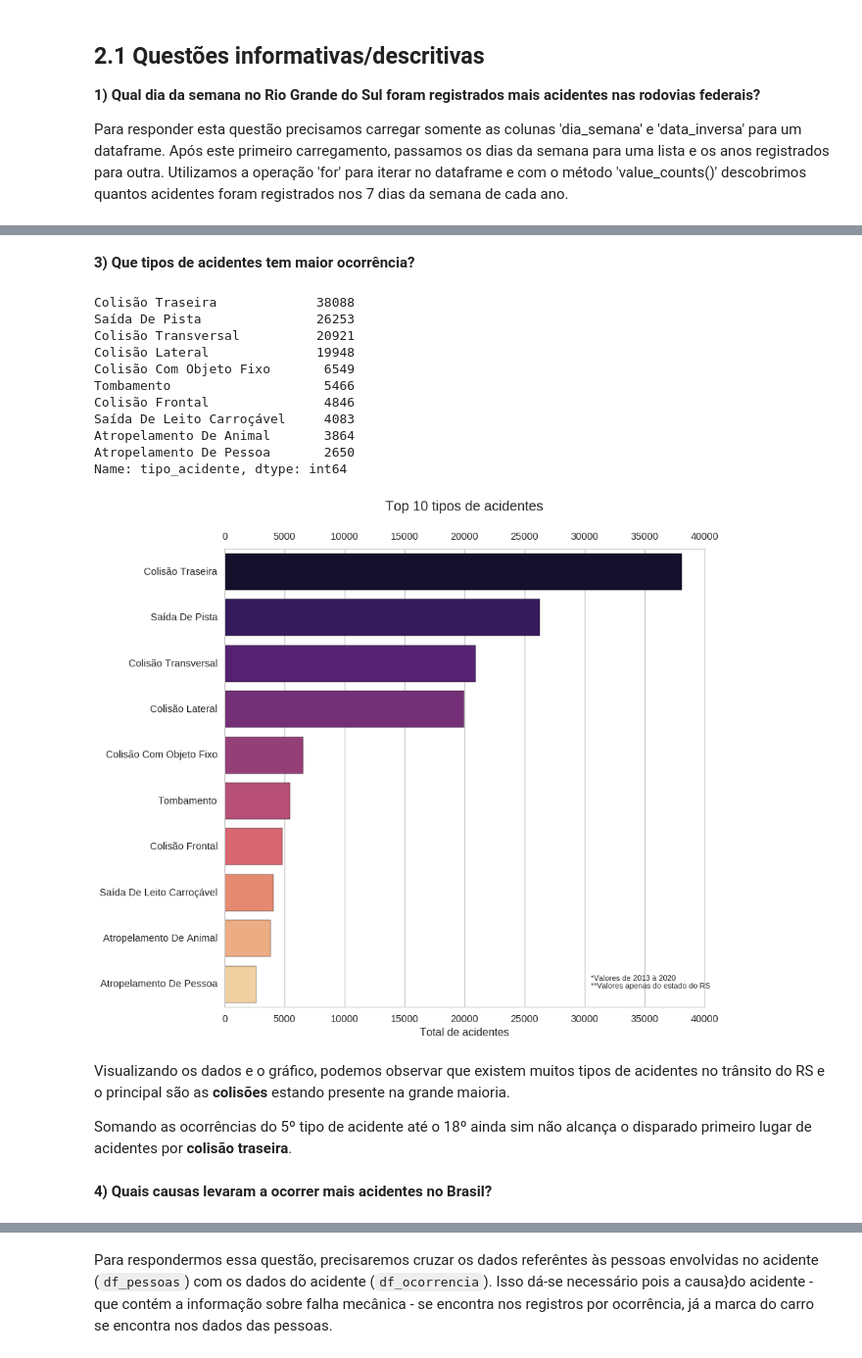
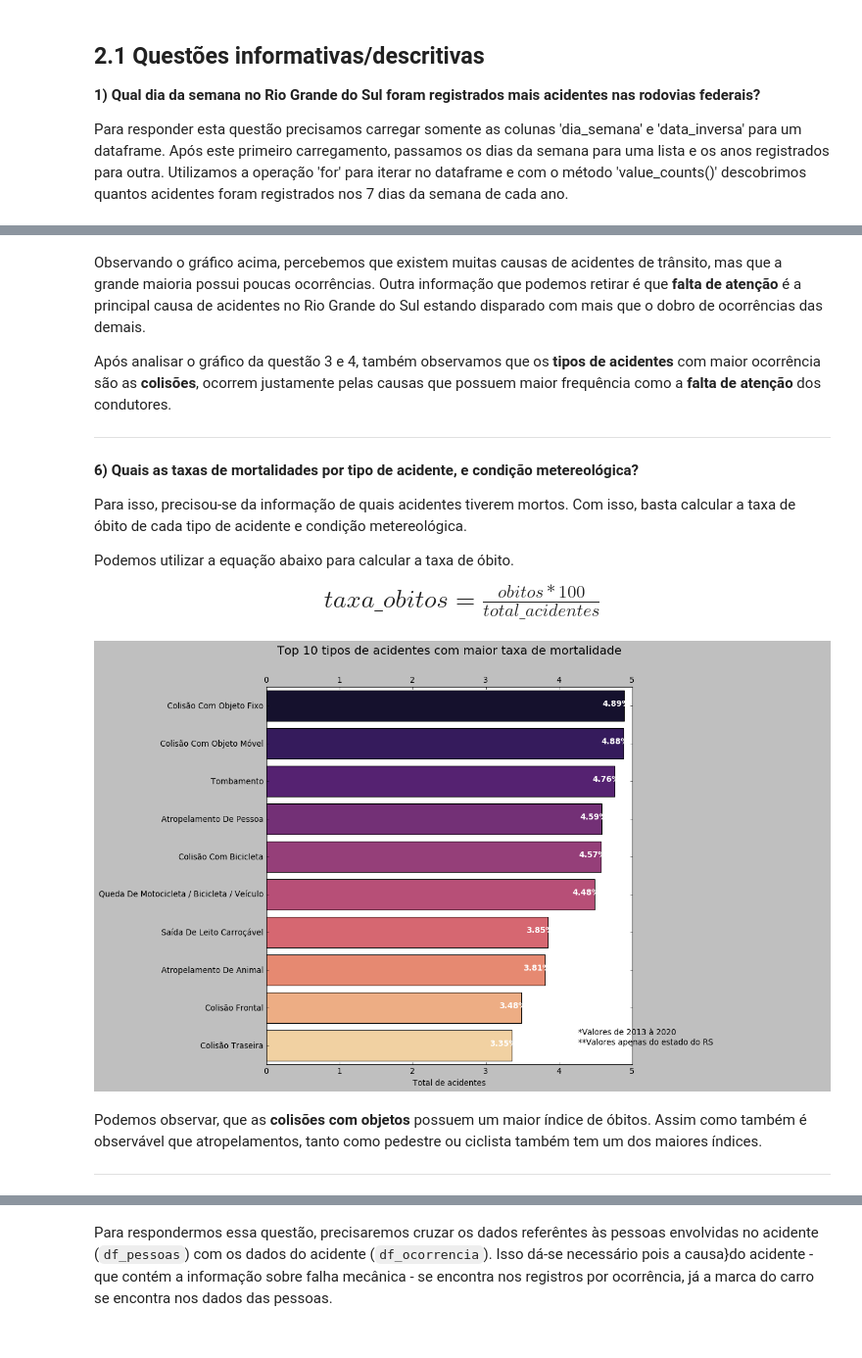
Before and after one commit to XQDLteam/brazil_highway_accidents, a Jupyter notebook: acidentes_br.ipynb, the cells around one changed output, grey strips where cells are left out. Shown at 98% size. Drawn from its saved outputs; the diff is of its cells as text; code cells hidden in the pictures.

```diff
--- a/acidentes_br.ipynb
+++ b/acidentes_br.ipynb
@@ -341,2 +400,17 @@ ax.annotate('*Dados de 2013 à 2020\n**Valores apenas do estado do RS', xy=(720,
-# %% [markdown]
-**3) Que tipos de acidentes tem maior ocorrência?**
+# %% [markdown]
+Observando o gráfico acima, percebemos que existem muitas causas de acidentes de trânsito, mas que a grande maioria possui poucas ocorrências. Outra informação que podemos retirar é que **falta de atenção** é a principal causa de acidentes no Rio Grande do Sul estando disparado com mais que o dobro de ocorrências das demais.
+
+Após analisar o gráfico da questão 3 e 4, também observamos que os **tipos de acidentes** com maior ocorrência são as **colisões**, ocorrem justamente pelas causas que possuem maior frequência como a **falta de atenção** dos condutores.
+
+---
+# %% [markdown]
+**6) Quais as taxas de mortalidades por tipo de acidente, e condição metereológica?**
+
+
+Para isso, precisou-se da informação de quais acidentes tiverem mortos. Com isso, basta calcular a taxa de óbito de cada tipo de acidente e condição metereológica.
+
+Podemos utilizar a equação abaixo para calcular a taxa de óbito.
+
+<p style="text-align: center;">
+    <font size="5">  $taxa\_obitos = \frac{obitos * 100}{total\_acidentes}$ </font>
+</p>
@@ -343,33 +427,19 @@ ax.annotate('*Dados de 2013 à 2020\n**Valores apenas do estado do RS', xy=(720,
 # %%
-df3= pd.DataFrame(df_ocorrencias['tipo_acidente'].value_counts())
-df3.columns= ['quantidade']
-print(df_ocorrencias['tipo_acidente'].value_counts().head(10))
-
-ax = sns.barplot(y=df3.head(10).index, x='quantidade', data=df3.head(10),
+ax = sns.barplot(y='Tipo do acidente', x='Taxa de Mortalidade', data=df5_total.head(10),
             label="Total", palette='magma', orient='h');
 
-ax.set_title('Top 10 tipos de acidentes', fontsize=18, pad=50);
+ax.set_title('Top 10 tipos de acidentes com maior taxa de mortalidade', fontsize=18, pad=50);
 ax.set_ylabel('')
 ax.set_xlabel('Total de acidentes')
 ax.secondary_xaxis('top');
 
-ax.annotate('*Valores de 2013 à 2020\n**Valores apenas do estado do RS', xy=(720, 80), xycoords='figure pixels');
+for i, value in enumerate(df5_total.head(10)['Taxa de Mortalidade']):
+    ax.text(value - 0.3, i, "{0:.2f}%".format(value), color='white', fontweight='bold')
+
+ax.annotate('*Valores de 2013 à 2020\n**Valores apenas do estado do RS', xy=(820, 80), xycoords='figure pixels');
 # %% [output]
-Colisão Traseira             38088
-Saída De Pista               26253
-Colisão Transversal          20921
-Colisão Lateral              19948
-Colisão Com Objeto Fixo       6549
-Tombamento                    5466
-Colisão Frontal               4846
-Saída De Leito Carroçável     4083
-Atropelamento De Animal       3864
-Atropelamento De Pessoa       2650
-Name: tipo_acidente, dtype: int64
-[figure, old version]
+[figure, new version]
-# %% [markdown]
-Visualizando os dados e o gráfico, podemos observar que existem muitos tipos de acidentes no trânsito do RS e o principal são as **colisões** estando presente na grande maioria.
-
-Somando as ocorrências do 5º tipo de acidente até o 18º ainda sim não alcança o disparado primeiro lugar de acidentes por **colisão traseira**.
-# %% [markdown]
-**4) Quais causas levaram a ocorrer mais acidentes no Brasil?**
+# %% [markdown]
+Podemos observar, que as **colisões com objetos** possuem um maior índice de óbitos. Assim como também é observável que atropelamentos, tanto como pedestre ou ciclista também tem um dos maiores índices.
+
+---
```
Also changed, not shown: parts of 37 cells of this notebook.
